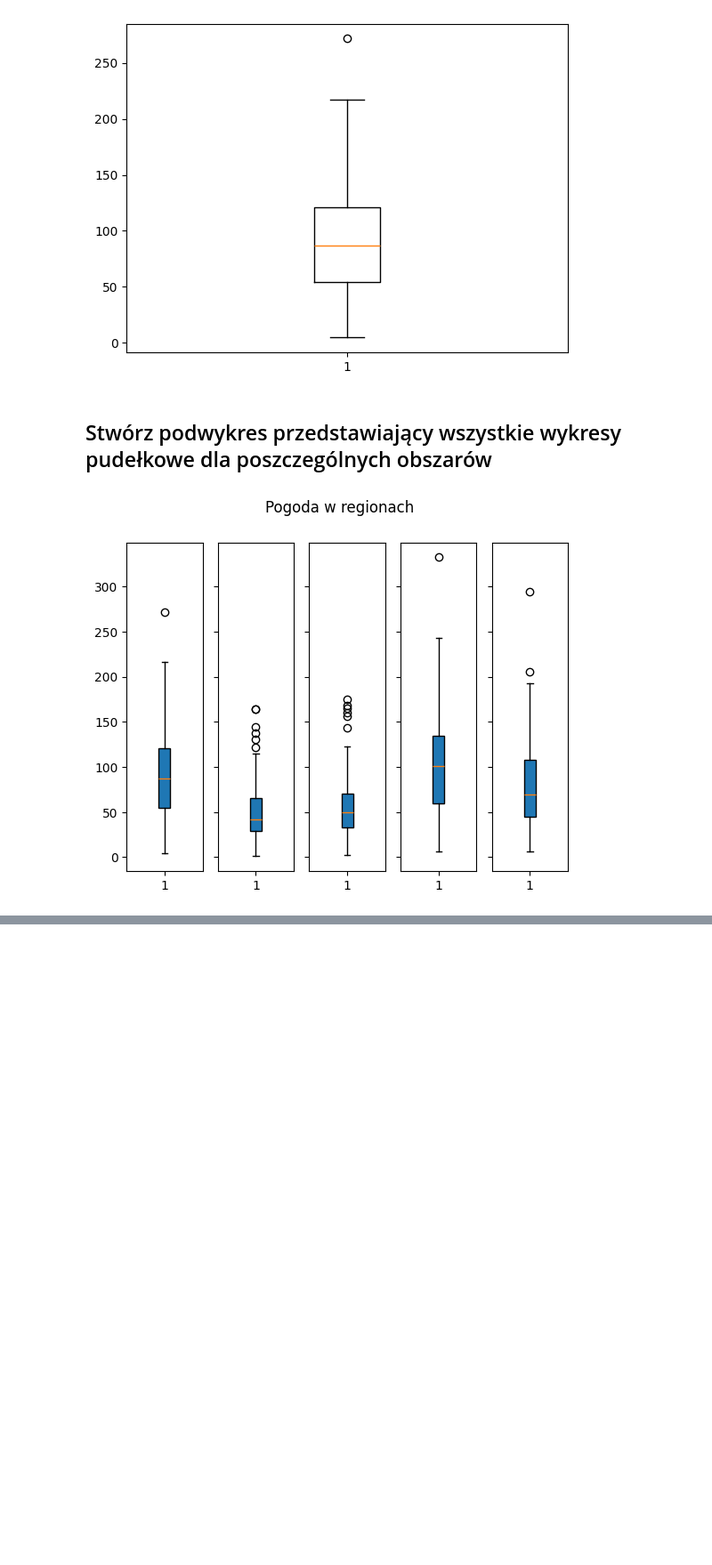
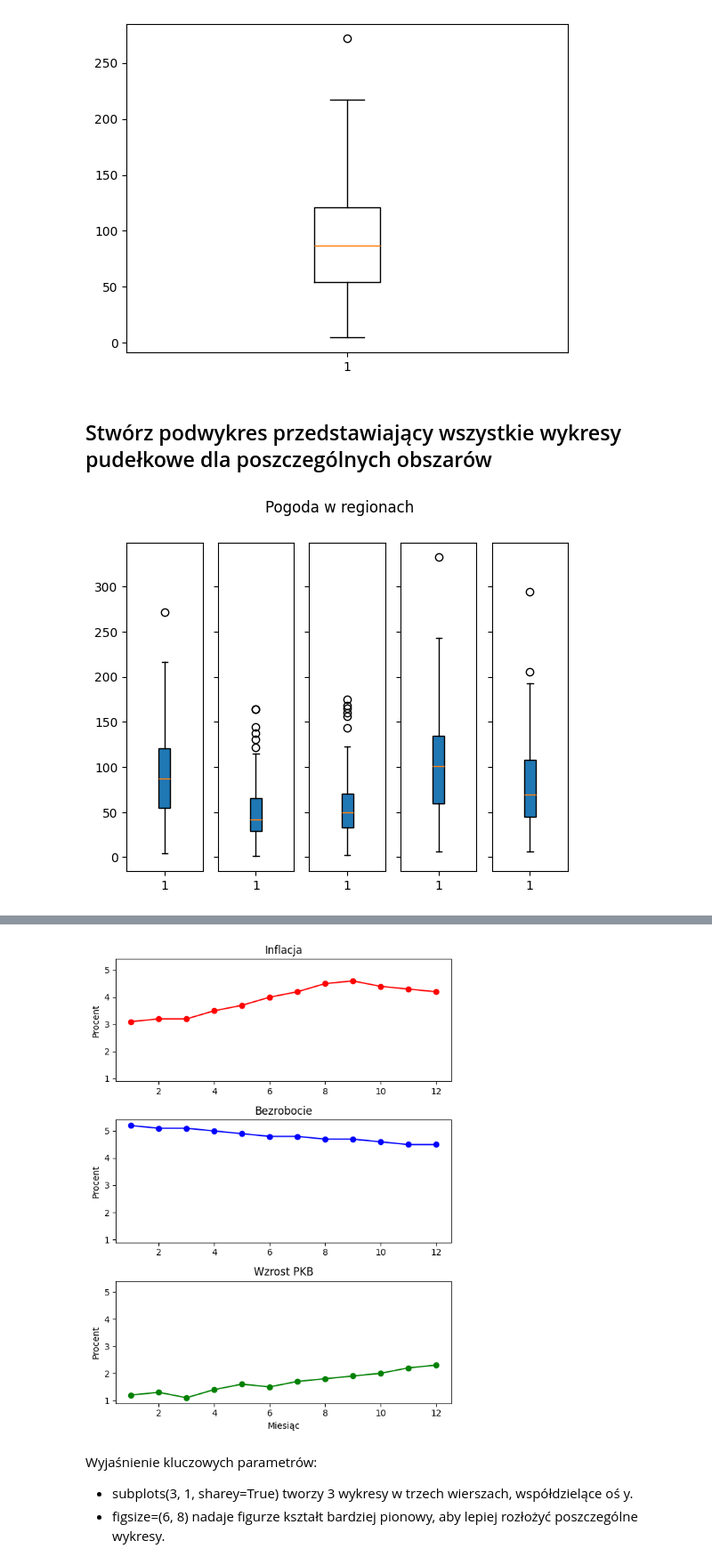
Before and after one commit to NasTiaFox30/ColabProjects, a Jupyter notebook: Python_Data_Analysis_pd_+_np_+_plt.ipynb, the cells around one changed output, grey strips where cells are left out. Shown at 89% size. Drawn from its saved outputs; the diff is of its cells as text; code cells hidden in the pictures; blank space fills up the shorter version.

```diff
--- a/Python_Data_Analysis_pd_+_np_+_plt.ipynb
+++ b/Python_Data_Analysis_pd_+_np_+_plt.ipynb
@@ -96,0 +153,57 @@ plt.show()
+# %%
+# 2. Trzy wykresy jeden pod drugim (wspólna oś y)
+# W tym przykładzie wykresy ułożymy pionowo (trzy wiersze, jedna kolumna) i znów będą współdzielić oś y.
+
+import matplotlib.pyplot as plt
+import numpy as np
+
+# Przykładowe dane (12 miesięcy) - te same co wcześniej
+miesiace = np.arange(1, 13)
+inflacja = [3.1, 3.2, 3.2, 3.5, 3.7, 4.0, 4.2, 4.5, 4.6, 4.4, 4.3, 4.2]
+bezrobocie = [5.2, 5.1, 5.1, 5.0, 4.9, 4.8, 4.8, 4.7, 4.7, 4.6, 4.5, 4.5]
+wzrost_pkb = [1.2, 1.3, 1.1, 1.4, 1.6, 1.5, 1.7, 1.8, 1.9, 2.0, 2.2, 2.3]
+
+# Utworzenie przestrzeni na wykresy i trzech subplots (3 wiersze, 1 kolumna)
+
+# kod
+fig, axes = plt.subplots(3, 1, figsize=(6, 8), sharey=True)
+
+
+# Wykres inflacji (subplot 0)
+
+# kod
+axes[0].plot(miesiace, inflacja, marker='o', color='red')
+axes[0].set_title("Inflacja")
+# axes[0].set_xlabel("Miesiąc")
+axes[0].set_ylabel("Procent")
+
+
+# Wykres bezrobocia (subplot 1)
+
+#kod
+axes[1].plot(miesiace, bezrobocie, marker='o', color='blue')
+axes[1].set_title("Bezrobocie")
+# axes[1].set_xlabel("Miesiąc")
+axes[1].set_ylabel("Procent")
+
+
+# Wykres wzrostu PKB (subplot 2)
+
+#kod
+axes[2].plot(miesiace, wzrost_pkb, marker='o', color='green')
+axes[2].set_title("Wzrost PKB")
+axes[2].set_xlabel("Miesiąc")
+axes[2].set_ylabel("Procent")
+
+# Dopasowanie odstępów i wyświetlenie
+
+#kod
+plt.tight_layout()
+plt.show()
+# %% [output]
+[figure, added]
+# %% [markdown]
+Wyjaśnienie kluczowych parametrów:
+
+* subplots(3, 1, sharey=True) tworzy 3 wykresy w trzech wierszach, współdzielące oś y.
+* figsize=(6, 8) nadaje figurze kształt bardziej pionowy, aby lepiej rozłożyć poszczególne wykresy.
```
Also changed, not shown: parts of 4 cells of this notebook.
